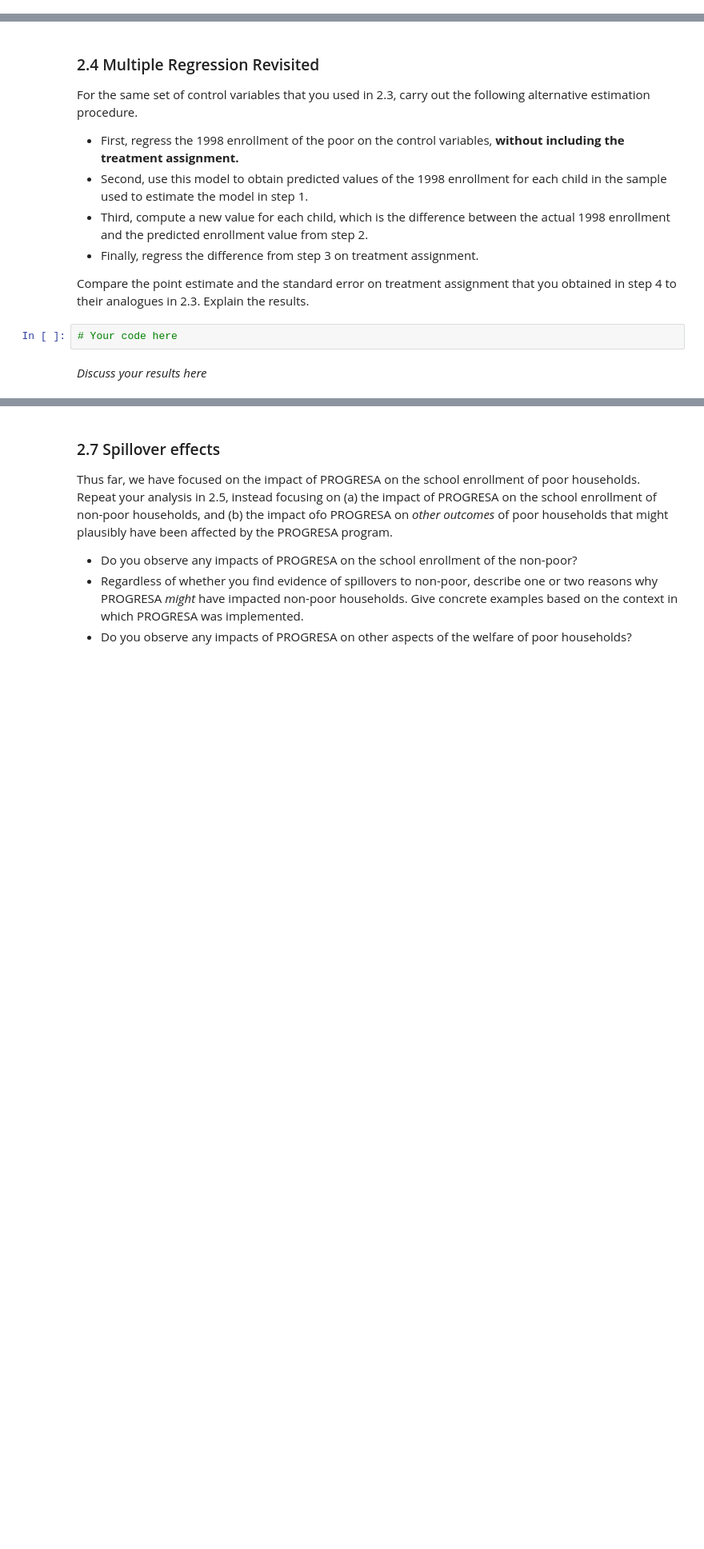
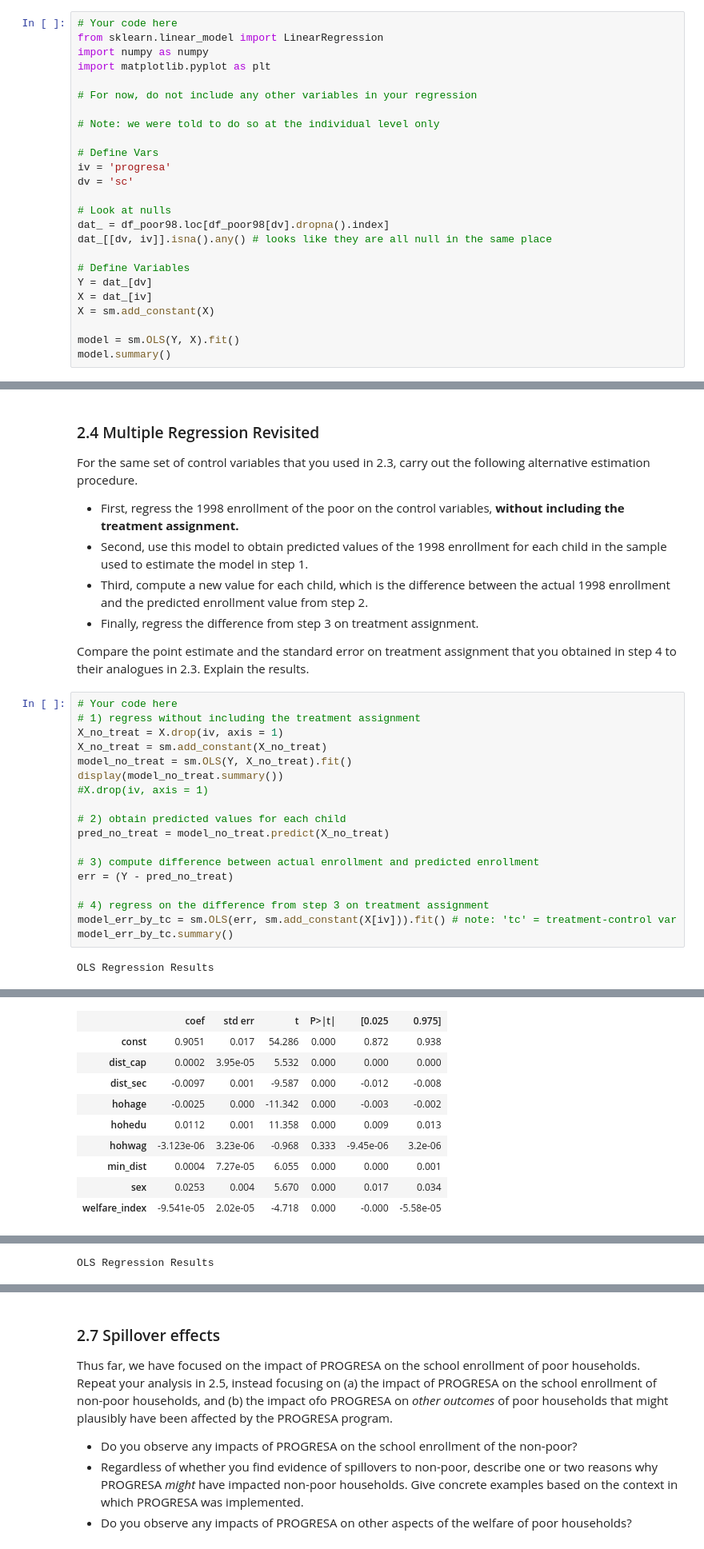
Before and after one commit to jatkins23/info251-aml-s24, a Jupyter notebook: psets/PS2/ATKINS_JON-PS2.ipynb, the cells around one changed output, grey strips where cells are left out. Shown: that part at 80% size. Drawn from its saved outputs; the diff is of its cells as text; blank space fills up the shorter version.

```diff
--- a/psets/PS2/ATKINS_JON-PS2.ipynb
+++ b/psets/PS2/ATKINS_JON-PS2.ipynb
@@ -808,0 +766,25 @@ Notes:
+# %%
+# Your code here
+from sklearn.linear_model import LinearRegression
+import numpy as numpy
+import matplotlib.pyplot as plt
+
+# For now, do not include any other variables in your regression
+
+# Note: we were told to do so at the individual level only
+
+# Define Vars
+iv = 'progresa'
+dv = 'sc'
+
+# Look at nulls
+dat_ = df_poor98.loc[df_poor98[dv].dropna().index]
+dat_[[dv, iv]].isna().any() # looks like they are all null in the same place
+
+# Define Variables
+Y = dat_[dv]
+X = dat_[iv]
+X = sm.add_constant(X)
+
+model = sm.OLS(Y, X).fit()
+model.summary()
@@ -839,7 +938,23 @@ For the same set of control variables that you used in 2.3, carry out the follow
 * Finally, regress the difference from step 3 on treatment assignment.
 
 Compare the point estimate and the standard error on treatment assignment that you obtained in step 4 to their analogues in 2.3. Explain the results.
-# %%
-# Your code here
-# %% [markdown]
-*Discuss your results here*
+# %%
+# Your code here
+# 1) regress without including the treatment assignment
+X_no_treat = X.drop(iv, axis = 1)
+X_no_treat = sm.add_constant(X_no_treat)
+model_no_treat = sm.OLS(Y, X_no_treat).fit()
+display(model_no_treat.summary())
+#X.drop(iv, axis = 1)
+
+# 2) obtain predicted values for each child
+pred_no_treat = model_no_treat.predict(X_no_treat)
+
+# 3) compute difference between actual enrollment and predicted enrollment
+err = (Y - pred_no_treat)
+
+# 4) regress on the difference from step 3 on treatment assignment
+model_err_by_tc = sm.OLS(err, sm.add_constant(X[iv])).fit() # note: 'tc' = treatment-control var
+model_err_by_tc.summary()
+# %% [output]
+OLS Regression Results
@@ -845,0 +970,10 @@ Compare the point estimate and the standard error on treatment assignment that y
+|  | coef | std err | t | P>|t| | [0.025 | 0.975] |
+| const | 0.9051 | 0.017 | 54.286 | 0.000 | 0.872 | 0.938 |
+| dist_cap | 0.0002 | 3.95e-05 | 5.532 | 0.000 | 0.000 | 0.000 |
+| dist_sec | -0.0097 | 0.001 | -9.587 | 0.000 | -0.012 | -0.008 |
+| hohage | -0.0025 | 0.000 | -11.342 | 0.000 | -0.003 | -0.002 |
+| hohedu | 0.0112 | 0.001 | 11.358 | 0.000 | 0.009 | 0.013 |
+| hohwag | -3.123e-06 | 3.23e-06 | -0.968 | 0.333 | -9.45e-06 | 3.2e-06 |
+| min_dist | 0.0004 | 7.27e-05 | 6.055 | 0.000 | 0.000 | 0.001 |
+| sex | 0.0253 | 0.004 | 5.670 | 0.000 | 0.017 | 0.034 |
+| welfare_index | -9.541e-05 | 2.02e-05 | -4.718 | 0.000 | -0.000 | -5.58e-05 |
@@ -845,0 +988 @@ Compare the point estimate and the standard error on treatment assignment that y
+OLS Regression Results
```
Also changed, not shown: parts of 23 cells of this notebook.
